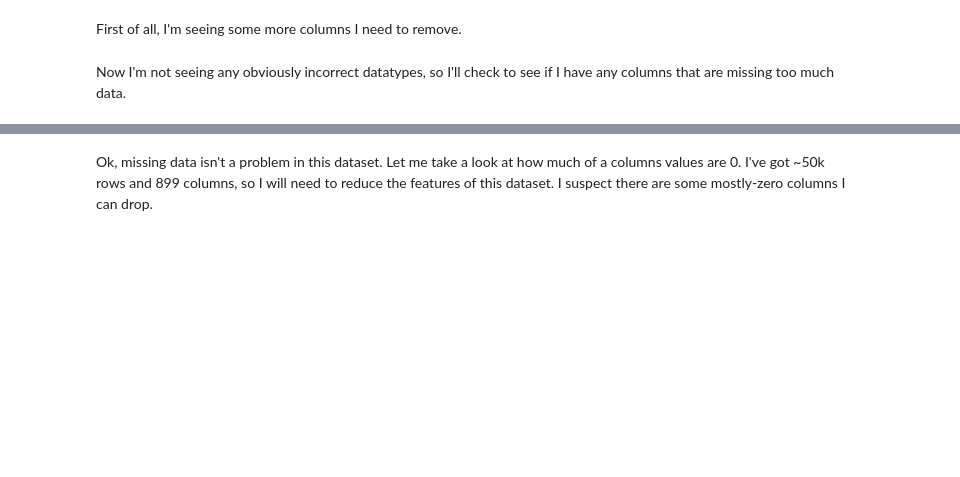
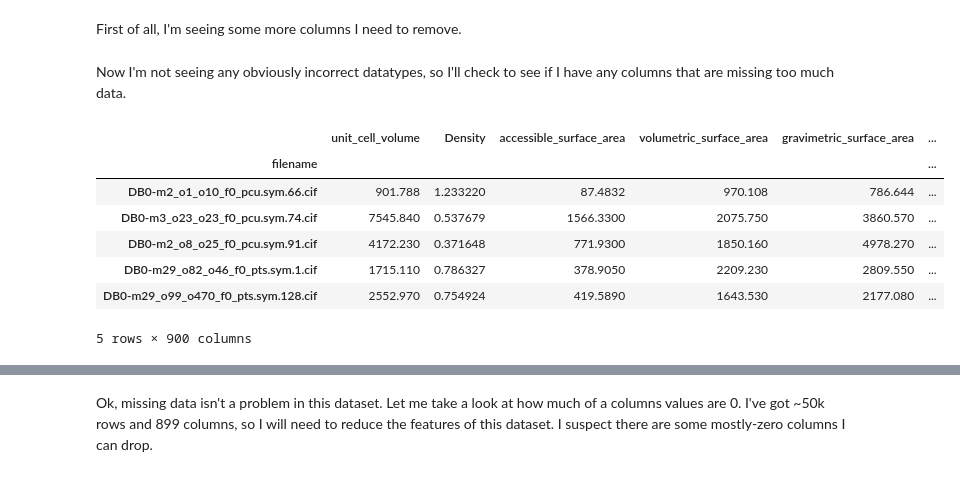
Before and after one commit to zjbrown0689/MOF-Capstone, a Jupyter notebook: notebooks/1_data_wrangling_ARC_mof.ipynb, the cells around one changed output, grey strips where cells are left out. Drawn from its saved outputs; the diff is of its cells as text; code cells hidden in the pictures; blank space fills up the shorter version.

```diff
--- a/notebooks/1_data_wrangling_ARC_mof.ipynb
+++ b/notebooks/1_data_wrangling_ARC_mof.ipynb
@@ -371,2 +372,0 @@ Now I'll drop a few more unnecessary columns and then subset down to just post-c
-# %%
-total.drop(columns=['Unnamed: 0', 'filename_geo'], inplace=True)
@@ -386,9 +379,20 @@ print(pcvsa.columns.to_series().groupby(pcvsa.dtypes).groups)
 # %% [markdown]
 First of all, I'm seeing some more columns I need to remove.
 # %%
-trimmed = pcvsa.drop(columns=['Unnamed: 0process', 'filename_top', 'filenameprocess', 'process'])
+trimmed = total.drop(columns=['filename_top', 'process'])
 # %% [markdown]
 Now I'm not seeing any obviously incorrect datatypes, so I'll check to see if I have any columns that are missing too much data.
+# %%
+trimmed.head()
+# %% [output]
+|  | unit_cell_volume | Density | accessible_surface_area | volumetric_surface_area | gravimetric_surface_area | ... |
+| filename |  |  |  |  |  | ... |
+| DB0-m2_o1_o10_f0_pcu.sym.66.cif | 901.788 | 1.233220 | 87.4832 | 970.108 | 786.644 | ... |
+| DB0-m3_o23_o23_f0_pcu.sym.74.cif | 7545.840 | 0.537679 | 1566.3300 | 2075.750 | 3860.570 | ... |
+| DB0-m2_o8_o25_f0_pcu.sym.91.cif | 4172.230 | 0.371648 | 771.9300 | 1850.160 | 4978.270 | ... |
+| DB0-m29_o82_o46_f0_pts.sym.1.cif | 1715.110 | 0.786327 | 378.9050 | 2209.230 | 2809.550 | ... |
+| DB0-m29_o99_o470_f0_pts.sym.128.cif | 2552.970 | 0.754924 | 419.5890 | 1643.530 | 2177.080 | ... |
+5 rows × 900 columns
 # %%
 print((trimmed.isna().sum()/len(trimmed)).sort_values(ascending=False))
 # %% [output]
```
Also changed, not shown: parts of 24 cells of this notebook, 1 other file.
